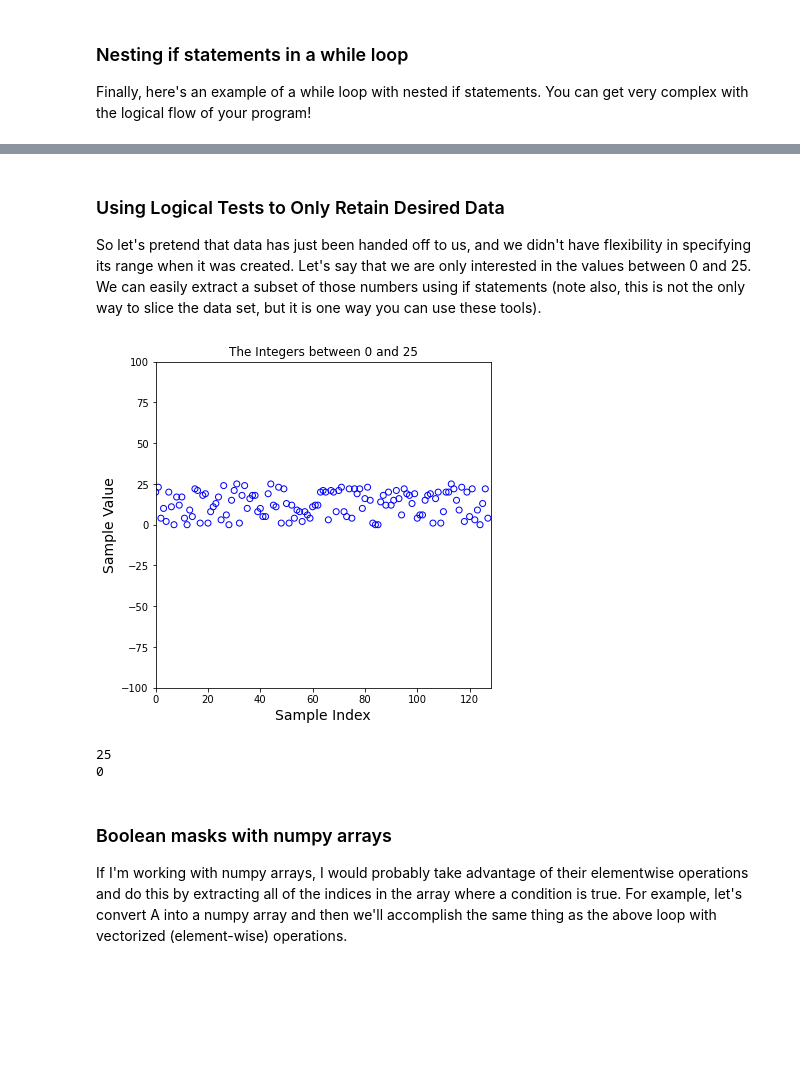
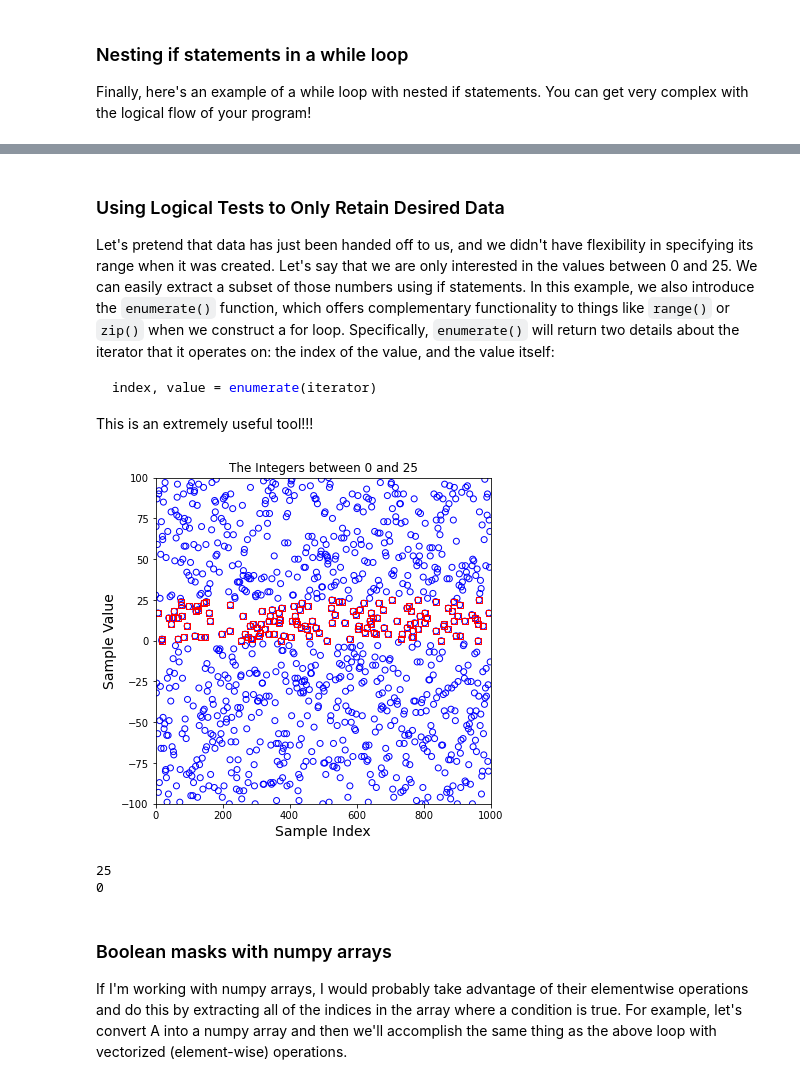
Before and after one commit to jqbond/CEN587, a Jupyter notebook: _build/jupyter_execute/Supplements/Module 05 - Conditionals.ipynb, the cells around one changed output, grey strips where cells are left out. Drawn from its saved outputs; the diff is of its cells as text; code cells hidden in the pictures; blank space fills up the shorter version.

````diff
--- a/_build/jupyter_execute/Supplements/Module 05 - Conditionals.ipynb
+++ b/_build/jupyter_execute/Supplements/Module 05 - Conditionals.ipynb
@@ -277,25 +293,32 @@ plt.show()
 # %% [markdown]
 ### Using Logical Tests to Only Retain Desired Data
 
-So let's pretend that data has just been handed off to us, and we didn't have flexibility in specifying its range when it was created.  Let's say that we are only interested in the values between 0 and 25.  We can easily extract a subset of those numbers using if statements (note also, this is not the only way to slice the data set, but it is one way you can use these tools).
+Let's pretend that data has just been handed off to us, and we didn't have flexibility in specifying its range when it was created. Let's say that we are only interested in the values between 0 and 25.  We can easily extract a subset of those numbers using if statements.  In this example, we also introduce the `enumerate()` function, which offers complementary functionality to things like `range()` or `zip()` when we construct a for loop.  Specifically, `enumerate()` will return two details about the iterator that it operates on:  the index of the value, and the value itself:
+
+```python
+index, value = enumerate(iterator)
+```
+This is an extremely useful tool!!!
 # %%
+I = []
 B = []
-for i in A:
-    if (i >= 0) and (i <= 25):
-        B.append(i)
-X2 = list(range(0, len(B)))
+for i, value in enumerate(A):
+    if (value >= 0) and (value <= 25):
+        I.append(i)
+        B.append(value)
 plt.figure(1, figsize = (6, 6))
-plt.scatter(X2, B, marker = 'o', color = 'none', edgecolor = 'blue')
-plt.xlim(0, len(B))
+plt.scatter(X, A, marker = 'o', color = 'none', edgecolor = 'blue')
+plt.scatter(I, B, marker = 's', color = 'none', edgecolor = 'red')
+plt.xlim(0, 1000)
 plt.ylim(-100, 100)
 plt.title('The Integers between 0 and 25')
 plt.xlabel('Sample Index', fontsize = 14)
 plt.ylabel('Sample Value', fontsize = 14)
 plt.show()
 print(max(B))
 print(min(B))
 # %% [output]
-[figure, old version]
+[figure, new version]
 25
 0
 # %% [markdown]
````
Also changed, not shown: parts of 19 cells of this notebook, 42 other files.
